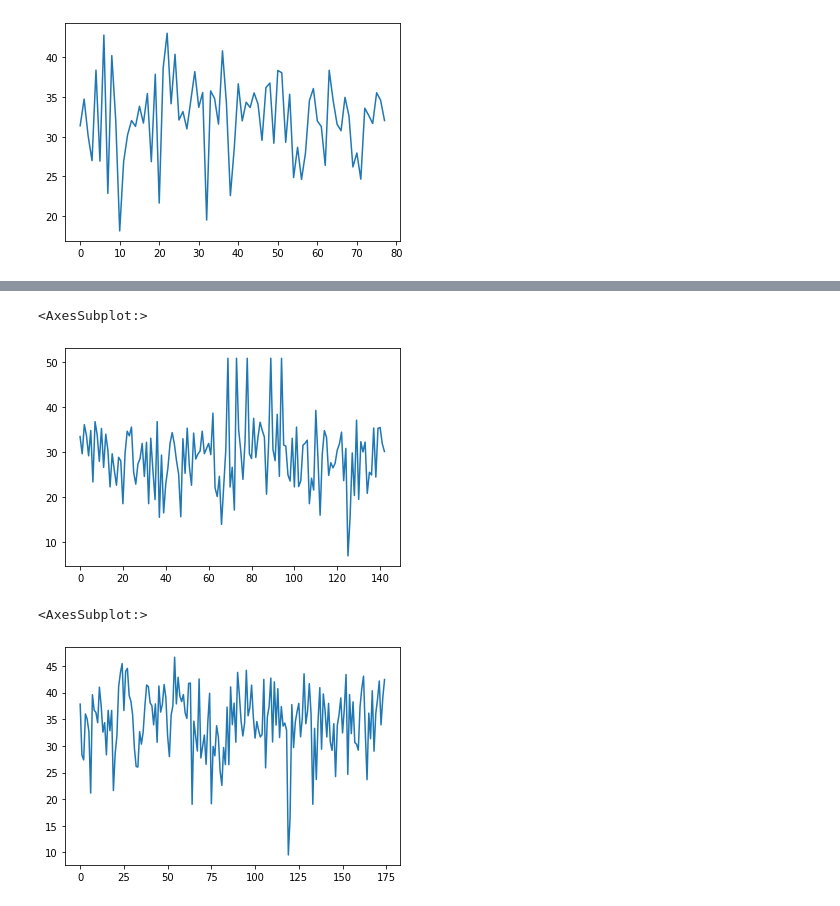
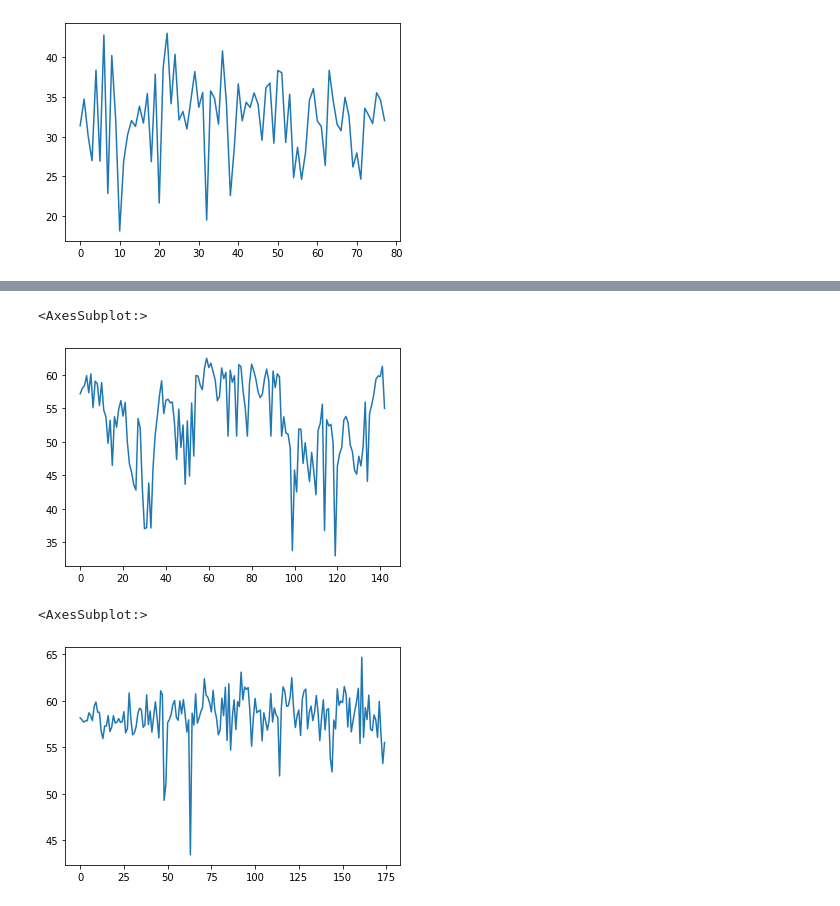
Before and after one commit to srk-practicum/2022-knu-wmi, a Jupyter notebook: LinePlot(subcarrier).ipynb, the cells around one changed output, grey strips where cells are left out. Saved outputs shown, nothing was run; the diff lists cells and outputs as text; code cells hidden in the pictures.

```diff
--- a/LinePlot(subcarrier).ipynb
+++ b/LinePlot(subcarrier).ipynb
@@ -32,12 +37,12 @@ csi_matrix.iloc[:,1].plot.line(legend=False)
 # %%
 csi_matrix = pd.DataFrame(pd.read_csv("files_csv/walking_along/walking_along_1.csv"))
-csi_matrix.iloc[:,1].plot.line(legend=False)
+csi_matrix.iloc[:,6].plot.line(legend=False)
 # %% [output]
 <AxesSubplot:>
-[figure, old version]
+[figure, new version]
 # %%
 csi_matrix = pd.DataFrame(pd.read_csv("files_csv/walking_prpendicular/walking_prpendicular_1.csv"))
-csi_matrix.iloc[:,1].plot.line(legend=False)
+csi_matrix.iloc[:,7].plot.line(legend=False)
 # %% [output]
 <AxesSubplot:>
-[figure, old version]
+[figure, new version]
```
Also changed, not shown: parts of 5 cells of this notebook.
